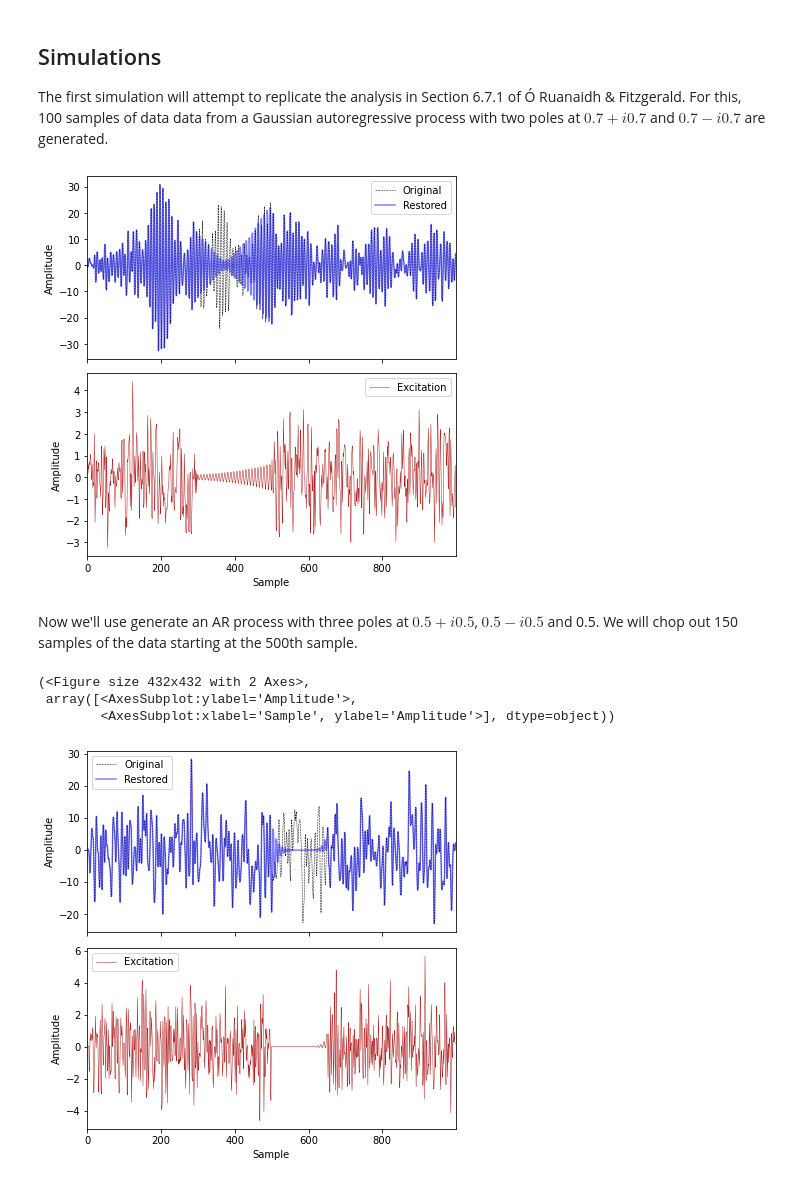
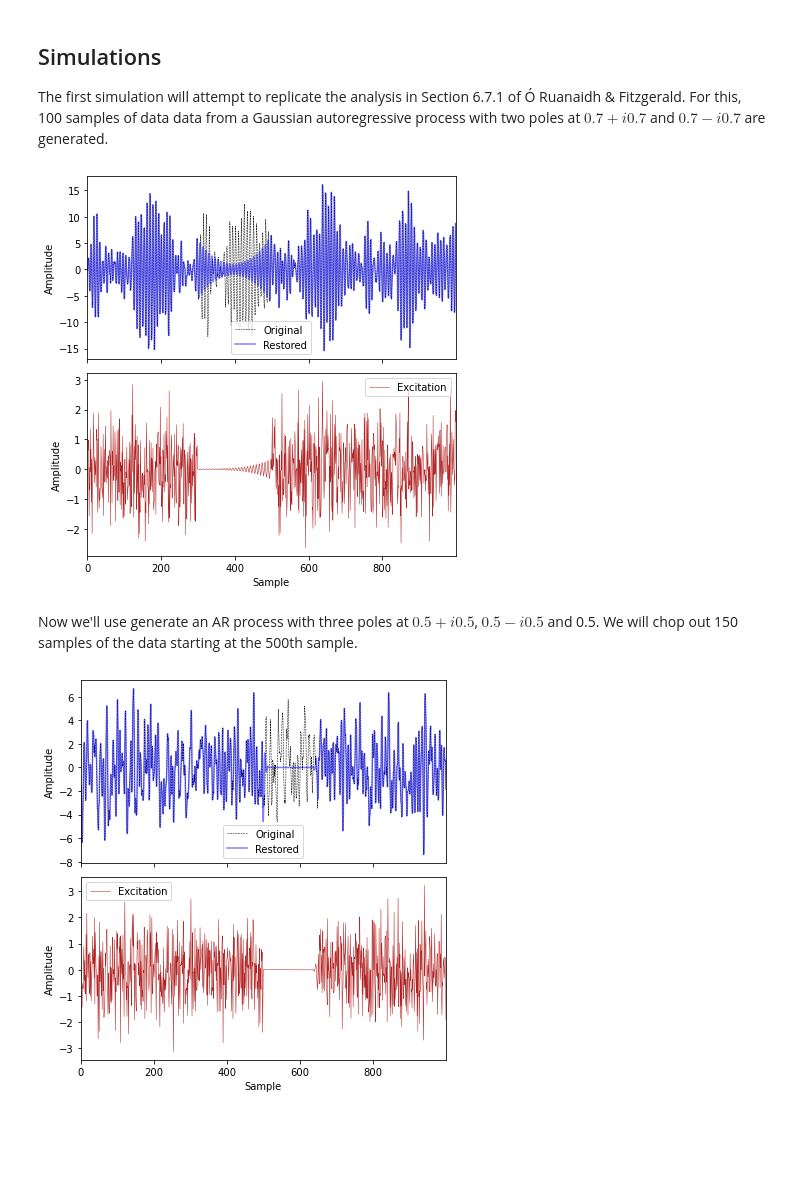
Before and after one commit to mattpitkin/interp-autoreg, a Jupyter notebook: interp-autoreg.ipynb, the cells around one changed output. Saved outputs shown, nothing was run; the diff lists cells and outputs as text; code cells hidden in the pictures; blank space fills up the shorter version.

```diff
--- a/interp-autoreg.ipynb
+++ b/interp-autoreg.ipynb
@@ -312,14 +357,9 @@ def Lmatrix(x, p, full=True):
         The array of data points
     p: int
         The order of the autoregressive model
-    full: book
+    full: bool
         If True this will pad the matrix with zeros appropriately.
     """
-
-    #L = np.zeros((len(x) - p, p))
-
-    #for i in range(p):
-    #    L[:, i] = x[p-1-i:-(i+1)]
 
     if full:
         c = np.zeros(len(x) + p)
@@ -329,7 +369,7 @@ def Lmatrix(x, p, full=True):
         c = x[p - 1:-1]
         r = x[p - 1::-1]
 
-    # using Toeplitz, which is quicker when x and p get large.
+    # using toeplitz function, which is quicker when x and p get large.
     L = toeplitz(c, r=r)
 
     return L
@@ -698,6 +723,7 @@ def maximum_likelihood(
     k,
     p,
     tolerance=1e-8,
+    niter=None,
     maxiter=100,
     init_z=None,
     seed=None,
@@ -724,6 +750,9 @@ def maximum_likelihood(
     tolerance: float
         Relative tolerance for to test for convergence. Default is
         1e-8 absolute tolerance.
+    niter: int
+        The number of iterations to run. If given, this overrules the
+        tolerance or the maxiter number.
     maxiter: int
         The maximum number of iterations to perform. Default is 100.
     init_z: array_like
@@ -759,7 +788,9 @@ def maximum_likelihood(
         # get maximum likelihood estimate of sigma
         sigmanew = sigmahat(x, thetanew)
 
-        if np.all(
+        if niter is not None and i + 1 > niter:
+            break
+        elif np.all(
             np.array(
                 [
                     np.max(np.abs(thetanew - thetaprev)),
@@ -807,7 +838,7 @@ plot_excitation(choppeddata, z, m, theta)
 # %% [output]
 [figure]
 # %%
-def generate_ar_data(n, poles, zeros=None, k=1.0, sigma=1.0, mean=0.0, seed=None):
+def generate_ar_data(n, poles, zeros=[], k=1.0, sigma=1.0, mean=0.0, seed=None):
     """
     Generate some data drawn from a Gaussian autoregressive process
     defined by filter poles. This is done by creating a filter using
@@ -820,8 +851,7 @@ def generate_ar_data(n, poles, zeros=None, k=1.0, sigma=1.0, mean=0.0, seed=None
     poles: list
         A list of the poles.
     zeros: list
-        A list of the zeros. If not given, this defaults to a
-        list containing -1.
+        A list of the zeros. If not given, this defaults to no zeros.
     k: float
         The filter gain. If not given this defaults to 1.0.
 
@@ -836,12 +866,7 @@ def generate_ar_data(n, poles, zeros=None, k=1.0, sigma=1.0, mean=0.0, seed=None
     npoles = len(poles)
 
     # create filter
-    if zeros is None:
-        z = -np.ones(npoles)
-    else:
-        z = zeros
-
-    b, a = zpk2tf(z, poles, k)
+    b, a = zpk2tf(zeros, poles, k)
 
     return lfilter(b, a, data)
 # %% [markdown]
@@ -852,7 +877,7 @@ The first simulation will attempt to replicate the analysis in Section 6.7.1 of
 poles = [0.7 + 1j * 0.7, 0.7 - 1j * 0.7]
 
 n = 1000
-data = generate_ar_data(n, poles, k=0.5)
+data = generate_ar_data(n, poles)
 
 # maximum likelihood
 m = 300
@@ -862,26 +887,23 @@ z, theta, sigma = maximum_likelihood(chopped, m, k, p=2)
 
 plot_results(data, chopped, z, theta, m);
 # %% [output]
-[figure, old version]
+[figure, new version]
 # %% [markdown]
 Now we'll use generate an AR process with three poles at $0.5 + i0.5$, $0.5 - i0.5$ and 0.5.  We will chop out 150 samples of the data starting at the 500th sample.
 # %%
 poles = [0.5 + 1j * 0.5, 0.5 - 1j * 0.5, 0.5]
 
 n = 1000
-data = generate_ar_data(n, poles, k=0.5)
+data = generate_ar_data(n, poles)
 
 m = 500
 k = 150
 chopped = chopped_data(data, m, k)
 z, theta, sigma = maximum_likelihood(chopped, m, k, p=3)
 
-plot_results(data, chopped, z, theta, m)
+plot_results(data, chopped, z, theta, m);
 # %% [output]
-(<Figure size 432x432 with 2 Axes>,
- array([<AxesSubplot:ylabel='Amplitude'>,
-        <AxesSubplot:xlabel='Sample', ylabel='Amplitude'>], dtype=object))
-[figure, old version]
+[figure, new version]
 # %%
 def plot_results(x, y, z, theta, m):
     """
```
Also changed, not shown: parts of 6 cells of this notebook.
